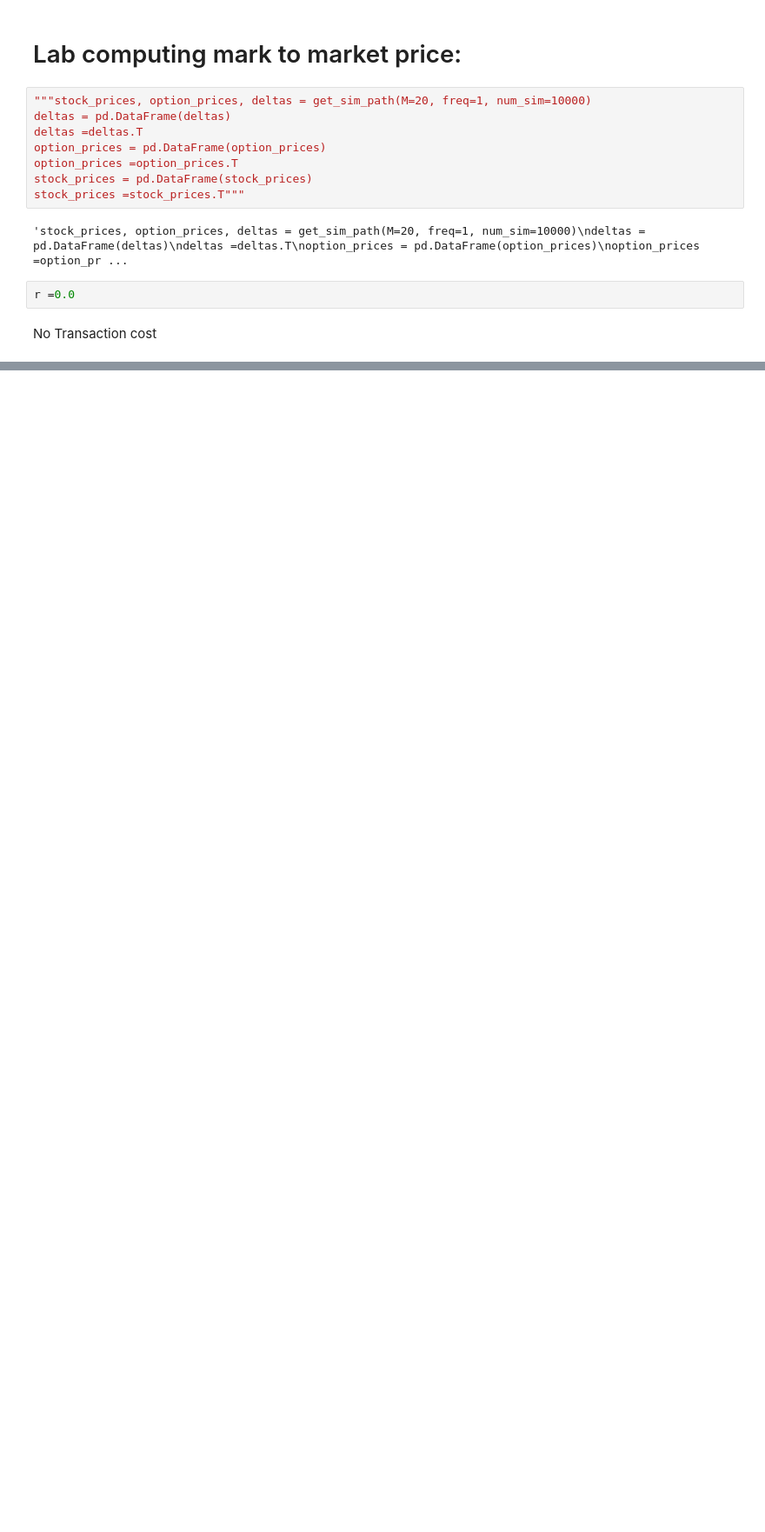
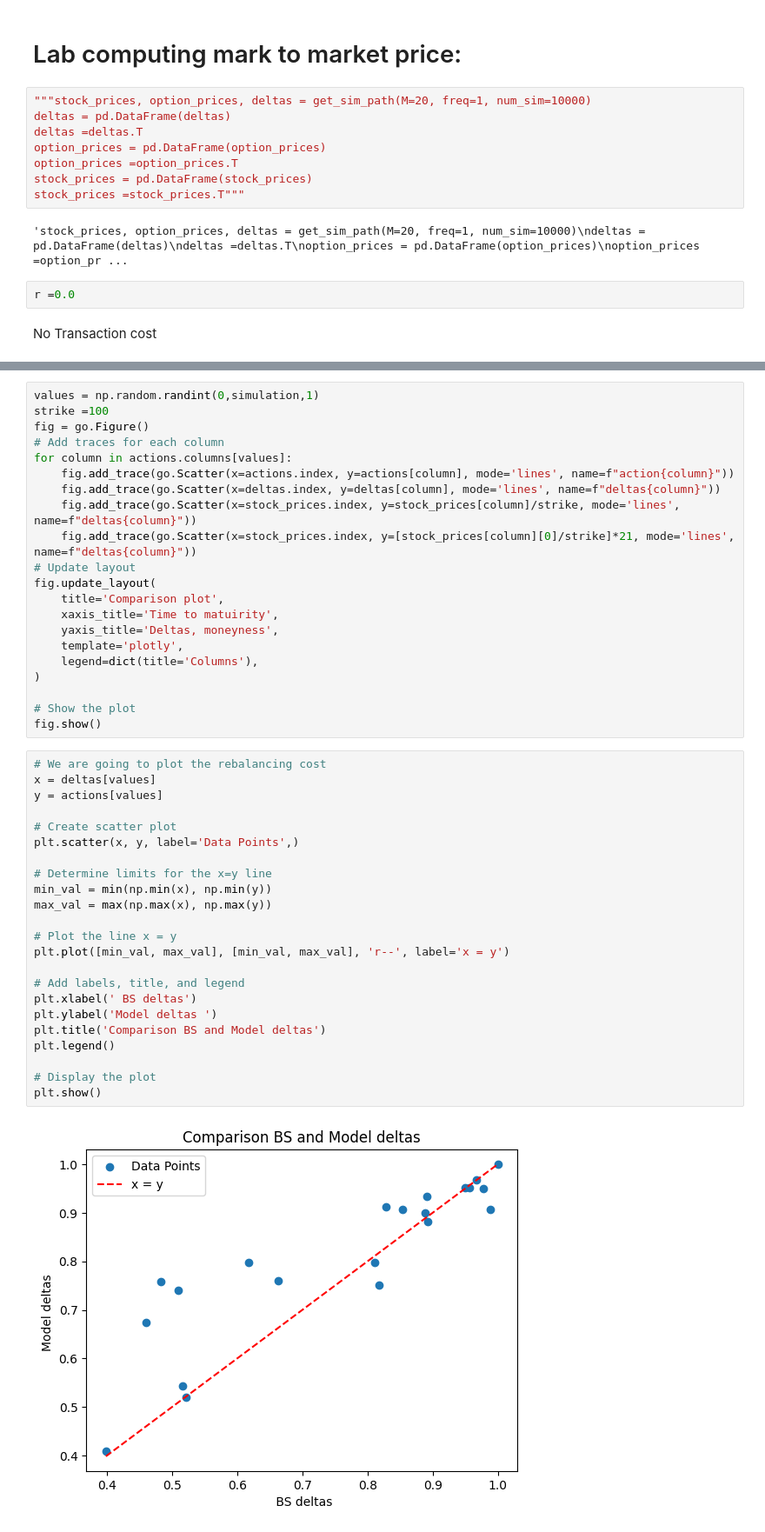
Before and after one commit to Antoinebattini/Deep_hedging_research, a Jupyter notebook: Deep_Hedging/Deep_hedging_Hull/PnL_Approach.ipynb, the cells around one changed output, grey strips where cells are left out. Shown at 87% size. Saved outputs shown, nothing was run; the diff lists cells and outputs as text; blank space fills up the shorter version.

```diff
--- a/Deep_Hedging/Deep_hedging_Hull/PnL_Approach.ipynb
+++ b/Deep_Hedging/Deep_hedging_Hull/PnL_Approach.ipynb
@@ -1395,0 +1418,46 @@ plt.show()
+# %%
+values = np.random.randint(0,simulation,1)
+strike =100
+fig = go.Figure()
+# Add traces for each column
+for column in actions.columns[values]:
+    fig.add_trace(go.Scatter(x=actions.index, y=actions[column], mode='lines', name=f"action{column}"))
+    fig.add_trace(go.Scatter(x=deltas.index, y=deltas[column], mode='lines', name=f"deltas{column}"))
+    fig.add_trace(go.Scatter(x=stock_prices.index, y=stock_prices[column]/strike, mode='lines', name=f"deltas{column}"))
+    fig.add_trace(go.Scatter(x=stock_prices.index, y=[stock_prices[column][0]/strike]*21, mode='lines', name=f"deltas{column}"))
+# Update layout
+fig.update_layout(
+    title='Comparison plot',
+    xaxis_title='Time to matuirity',
+    yaxis_title='Deltas, moneyness',
+    template='plotly',
+    legend=dict(title='Columns'),
+)
+
+# Show the plot
+fig.show()
+# %%
+# We are going to plot the rebalancing cost
+x = deltas[values]
+y = actions[values]
+
+# Create scatter plot
+plt.scatter(x, y, label='Data Points',)
+
+# Determine limits for the x=y line
+min_val = min(np.min(x), np.min(y))
+max_val = max(np.max(x), np.max(y))
+
+# Plot the line x = y
+plt.plot([min_val, max_val], [min_val, max_val], 'r--', label='x = y')
+
+# Add labels, title, and legend
+plt.xlabel(' BS deltas')
+plt.ylabel('Model deltas ')
+plt.title('Comparison BS and Model deltas')
+plt.legend()
+
+# Display the plot
+plt.show()
+# %% [output]
+[figure, added]
```
Also changed, not shown: parts of 10 cells of this notebook, 1 other file.
